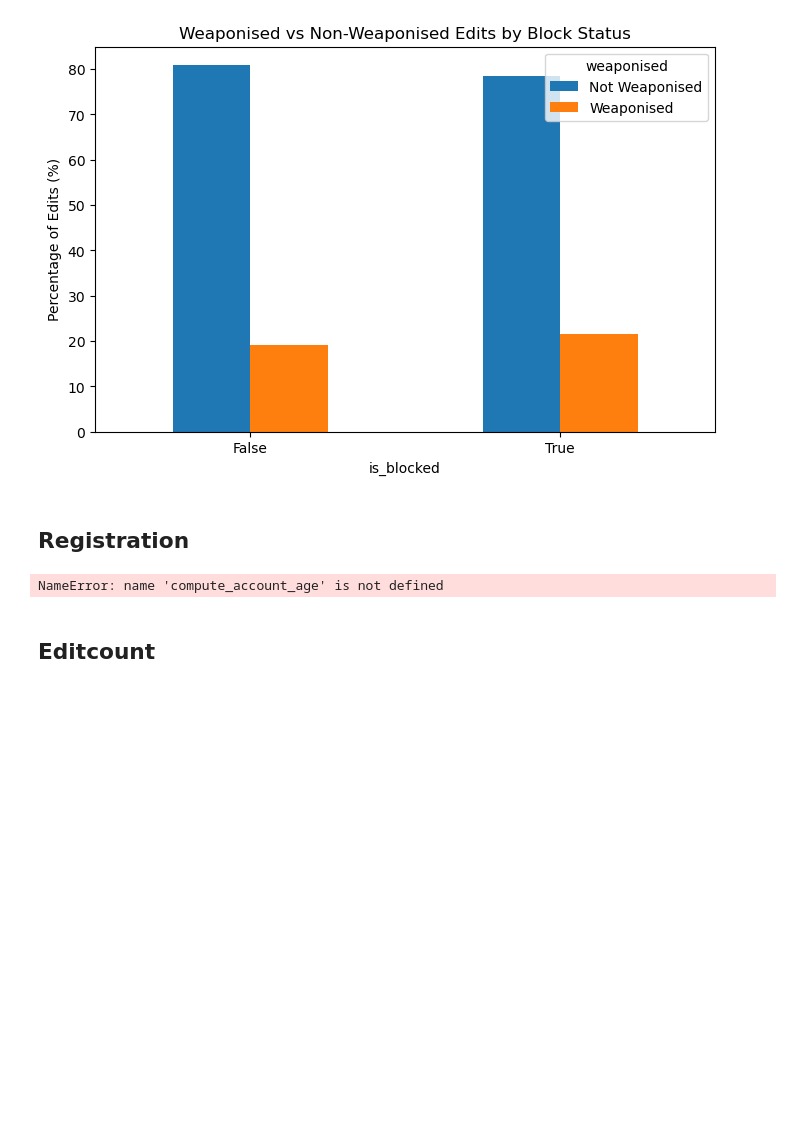
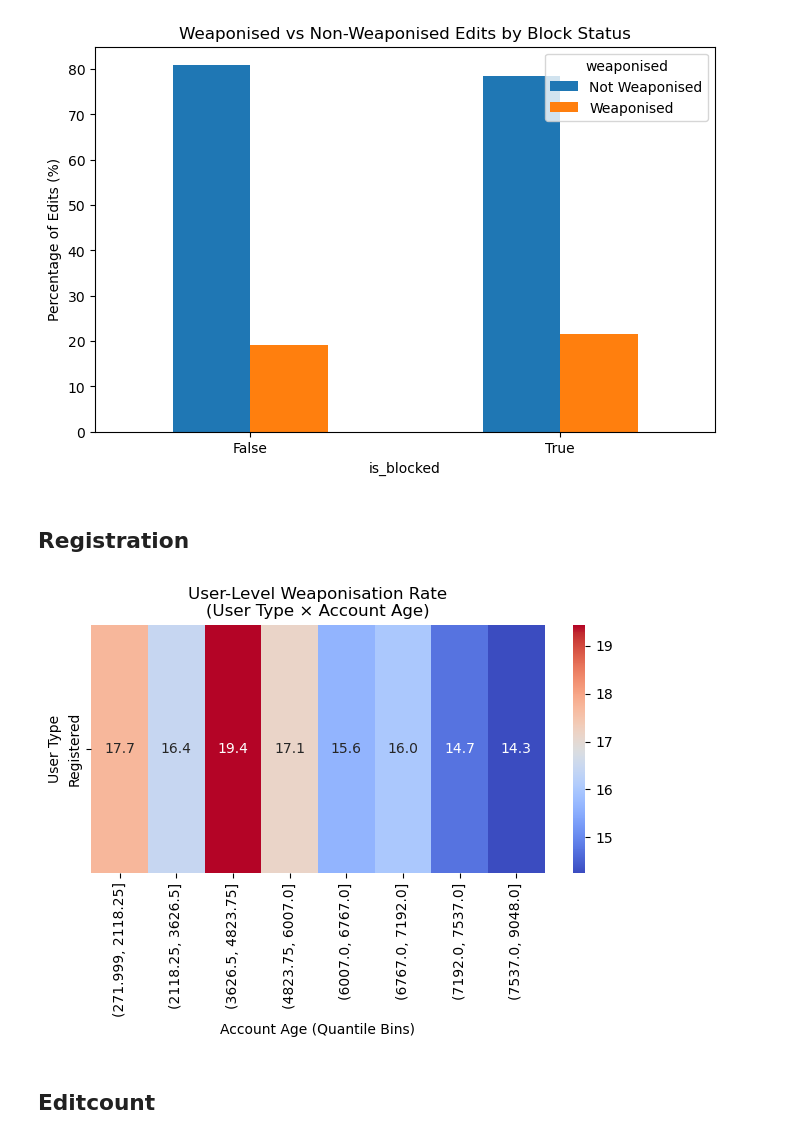
Before and after one commit to dh-epfl-students/dhlab-cultural-weaponisation-ukraine-benchmark, a Jupyter notebook: notebooks/Full Database/users_metadata.ipynb, the cells around one changed output. Cells and saved outputs as stored; diff of their text form; code cells hidden in the pictures; blank space fills up the shorter version.

```diff
--- a/notebooks/Full Database/users_metadata.ipynb
+++ b/notebooks/Full Database/users_metadata.ipynb
@@ -186,6 +174,42 @@ pd.crosstab(
 # %% [markdown]
 ## Registration
 # %%
+def compute_account_age(df_metadata, registration_col="registration", output_col="account_age_days"):
+    """
+    Compute the account age (in days) for each user given a metadata dataframe.
+
+    Parameters
+    ----------
+    df_metadata : pd.DataFrame
+        DataFrame containing user-level metadata, including their registration timestamp.
+
+    registration_col : str, optional
+        Name of the column containing registration timestamps (default: "registration").
+
+    output_col : str, optional
+        Name of the output column where account age will be stored (default: "account_age_days").
+
+    Returns
+    -------
+    pd.DataFrame
+        Same dataframe with an additional column representing the account age in days.
+
+    Notes
+    -----
+    - If registration date is missing or invalid, age will be set to NaN.
+    - Uses UTC timestamps (as provided by the Wikipedia API).
+    """
+
+    df = df_metadata.copy()
+
+    # Convert registration date to datetime
+    df[registration_col] = pd.to_datetime(df[registration_col], errors="coerce")
+
+    # Compute age
+    df[output_col] = (pd.Timestamp.utcnow() - df[registration_col]).dt.days
+
+    return df
+
 df_enriched_registration = compute_account_age(df_enriched)
 df_enriched_registration = df_enriched_registration[df_enriched_registration['user_type'] == 'Registered']
 
@@ -194,34 +218,34 @@ df_enriched_registration["weaponised_binary"] = (
     .eq("Weaponised")
     .astype(int)
 )
 
 user_level = (
     df_enriched_registration
     .groupby(["user", "user_type"])
     .agg(
         account_age_days=("account_age_days", "first"),
         weaponised_rate=("weaponised_binary", "mean")
     )
 )
 
 user_level["age_bin"] = pd.qcut(user_level["account_age_days"], q=8)
 
 pivot_user = (
     user_level
     .groupby(["user_type", "age_bin"])["weaponised_rate"]
     .mean()
     .mul(100)
     .unstack()
 )
 
 sns.heatmap(pivot_user, annot=True, cmap="coolwarm", fmt=".1f")
 plt.title("User-Level Weaponisation Rate\n(User Type × Account Age)")
 plt.ylabel("User Type")
 plt.xlabel("Account Age (Quantile Bins)")
 plt.tight_layout()
 plt.show()
 # %% [output]
-NameError: name 'compute_account_age' is not defined
+[figure, added]
 # %% [markdown]
 ## Editcount
 # %%
```
Also changed, not shown: parts of 4 cells of this notebook, 6 other files.
